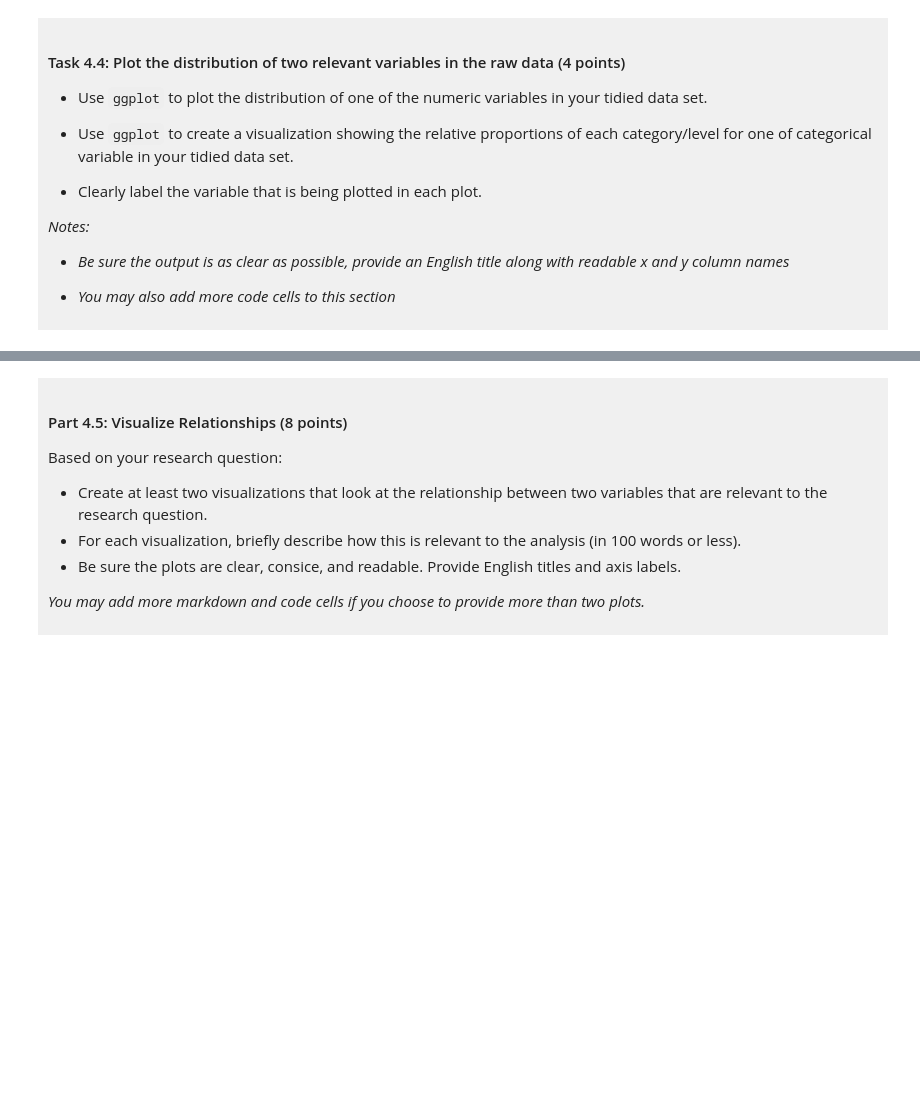
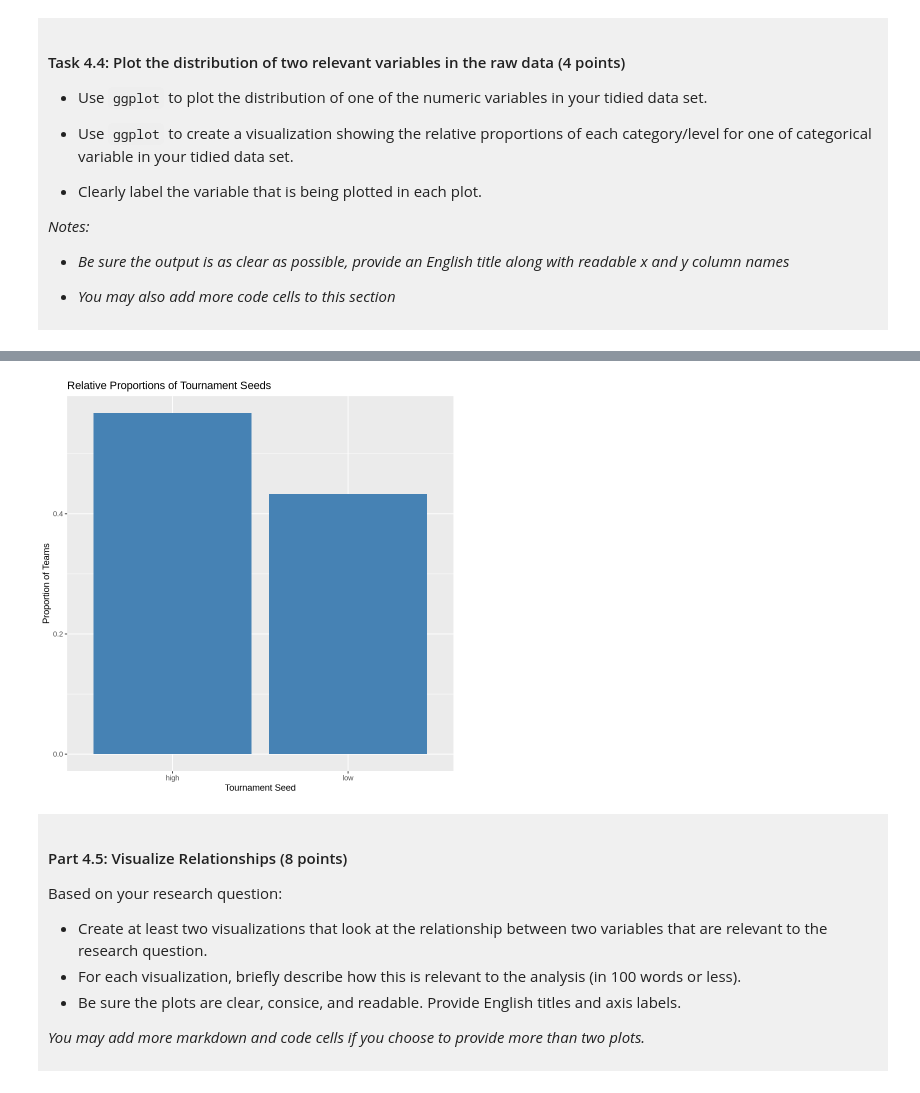
Before and after one commit to kiratomlinson07-beep/DSCI-100-Project-Kira-Tomlinson, a Jupyter notebook: dsci-100-project-notebook.ipynb, the cells around one changed output, grey strips where cells are left out. Drawn from its saved outputs; the diff is of its cells as text; code cells hidden in the pictures; blank space fills up the shorter version.

```diff
--- a/dsci-100-project-notebook.ipynb
+++ b/dsci-100-project-notebook.ipynb
@@ -301,5 +353,17 @@ You will refine your research question (if needed) and produce a tidy data set.
 # %%
-### EDIT THIS CODE CELL FOR PLOT 2 ###
+seed_prop <- tidy_bball |>
+  group_by(seed) |>
+  summarise(count = n()) |>
+  mutate(proportion = count / sum(count))
+
+seed_prop_plot <- ggplot(seed_prop, aes(x = seed, y = proportion)) +
+  geom_bar(stat = "identity", fill = "steelblue") +
+  labs(title = "Relative Proportions of Tournament Seeds",
+    x = "Tournament Seed",
+    y = "Proportion of Teams")
+seed_prop_plot
+# %% [output]
+[figure, added]
 # %% [markdown]
 <div style="background-color: #f0f0f0; padding: 10px;">
 
```
Also changed, not shown: parts of 11 cells of this notebook.
